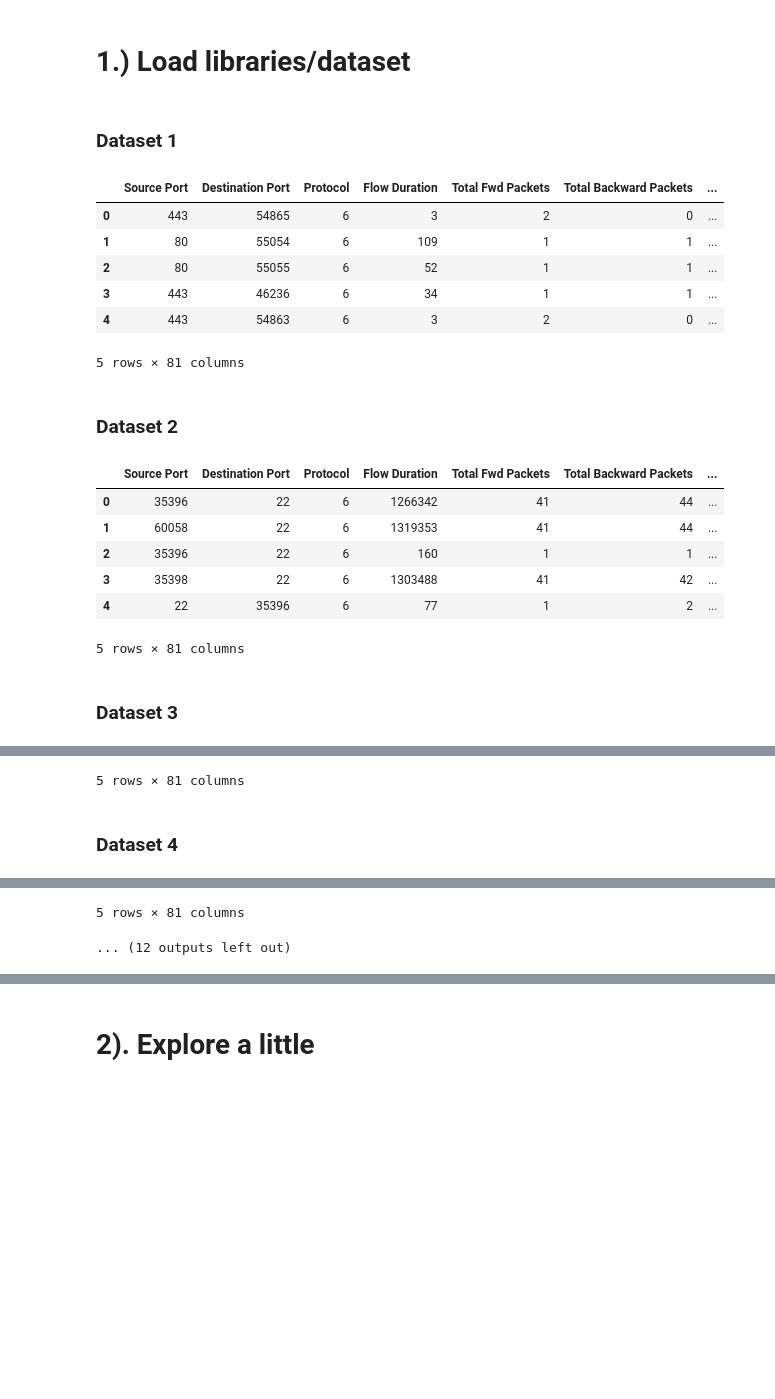
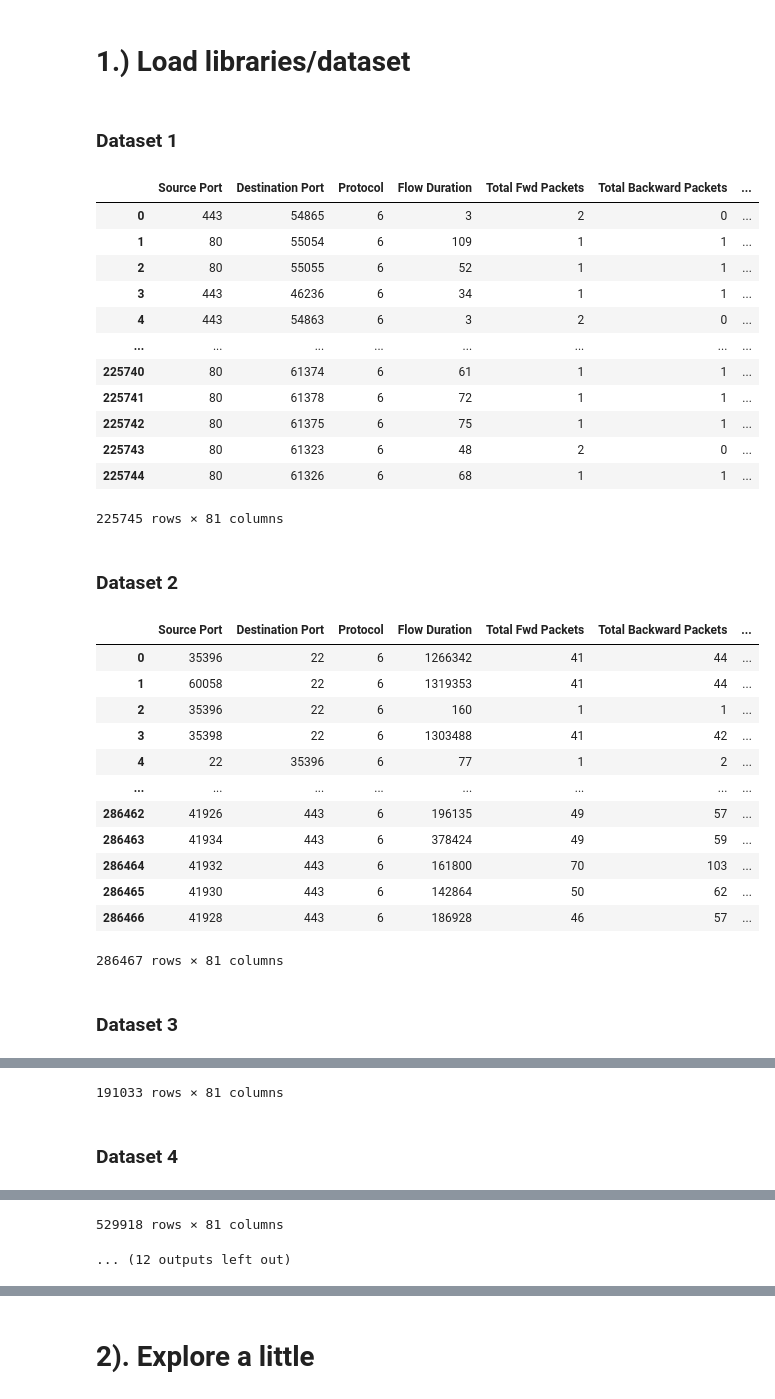
Before and after one commit to WillMc93/EN.705.601, a Jupyter notebook: McElhenney-Assign10.ipynb, the cells around one changed output, grey strips where cells are left out. Saved outputs shown, nothing was run; the diff lists cells and outputs as text; code cells hidden in the pictures; blank space fills up the shorter version.

```diff
--- a/McElhenney-Assign10.ipynb
+++ b/McElhenney-Assign10.ipynb
@@ -83,17 +78,23 @@ def check_congruity():
 # %%
 # Show our datasets
 for dataset in datasets:
     display_markdown('### '+ dataset, raw=True)
-    display(datasets[dataset].head())
+    display(datasets[dataset])
 # %% [output]
 ### Dataset 1
 |  | Source Port | Destination Port | Protocol | Flow Duration | Total Fwd Packets | Total Backward Packets | ... |
 | 0 | 443 | 54865 | 6 | 3 | 2 | 0 | ... |
 | 1 | 80 | 55054 | 6 | 109 | 1 | 1 | ... |
 | 2 | 80 | 55055 | 6 | 52 | 1 | 1 | ... |
 | 3 | 443 | 46236 | 6 | 34 | 1 | 1 | ... |
 | 4 | 443 | 54863 | 6 | 3 | 2 | 0 | ... |
+| ... | ... | ... | ... | ... | ... | ... | ... |
+| 225740 | 80 | 61374 | 6 | 61 | 1 | 1 | ... |
+| 225741 | 80 | 61378 | 6 | 72 | 1 | 1 | ... |
+| 225742 | 80 | 61375 | 6 | 75 | 1 | 1 | ... |
+| 225743 | 80 | 61323 | 6 | 48 | 2 | 0 | ... |
+| 225744 | 80 | 61326 | 6 | 68 | 1 | 1 | ... |
-5 rows × 81 columns
+225745 rows × 81 columns
 ### Dataset 2
 |  | Source Port | Destination Port | Protocol | Flow Duration | Total Fwd Packets | Total Backward Packets | ... |
 | 0 | 35396 | 22 | 6 | 1266342 | 41 | 44 | ... |
@@ -101,7 +102,13 @@ for dataset in datasets:
 | 2 | 35396 | 22 | 6 | 160 | 1 | 1 | ... |
 | 3 | 35398 | 22 | 6 | 1303488 | 41 | 42 | ... |
 | 4 | 22 | 35396 | 6 | 77 | 1 | 2 | ... |
+| ... | ... | ... | ... | ... | ... | ... | ... |
+| 286462 | 41926 | 443 | 6 | 196135 | 49 | 57 | ... |
+| 286463 | 41934 | 443 | 6 | 378424 | 49 | 59 | ... |
+| 286464 | 41932 | 443 | 6 | 161800 | 70 | 103 | ... |
+| 286465 | 41930 | 443 | 6 | 142864 | 50 | 62 | ... |
+| 286466 | 41928 | 443 | 6 | 186928 | 46 | 57 | ... |
-5 rows × 81 columns
+286467 rows × 81 columns
 ### Dataset 3
 |  | Source Port | Destination Port | Protocol | Flow Duration | Total Fwd Packets | Total Backward Packets | ... |
 | 0 | 56108 | 3268 | 6 | 112740690 | 32 | 16 | ... |
@@ -112,4 +125,4 @@ for dataset in datasets:
-5 rows × 81 columns
+191033 rows × 81 columns
 ### Dataset 4
 |  | Source Port | Destination Port | Protocol | Flow Duration | Total Fwd Packets | Total Backward Packets | ... |
 | 0 | 80 | 49188 | 6 | 4 | 2 | 0 | ... |
@@ -120,2 +139,2 @@ for dataset in datasets:
-5 rows × 81 columns
+529918 rows × 81 columns
 ... (12 outputs left out)
```
Also changed, not shown: parts of 38 cells of this notebook, 1 other file.
